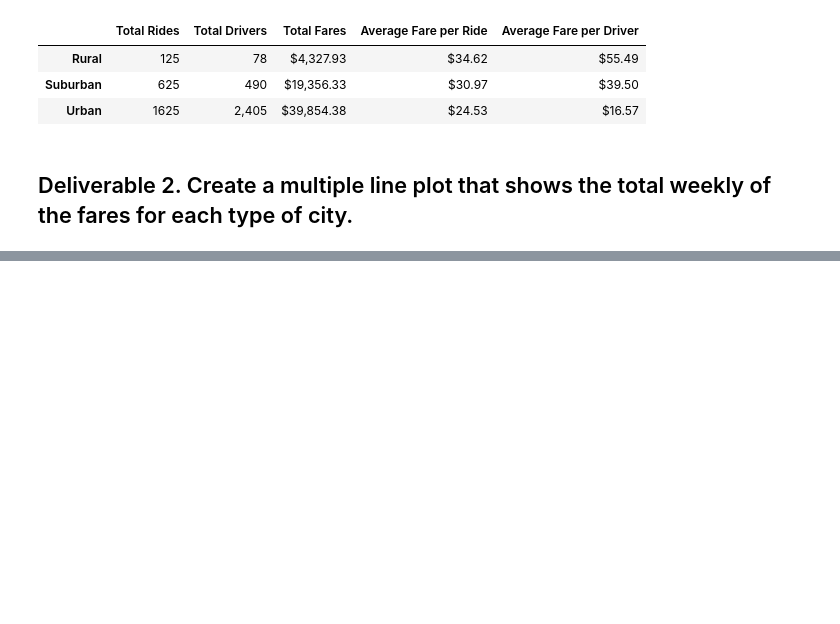
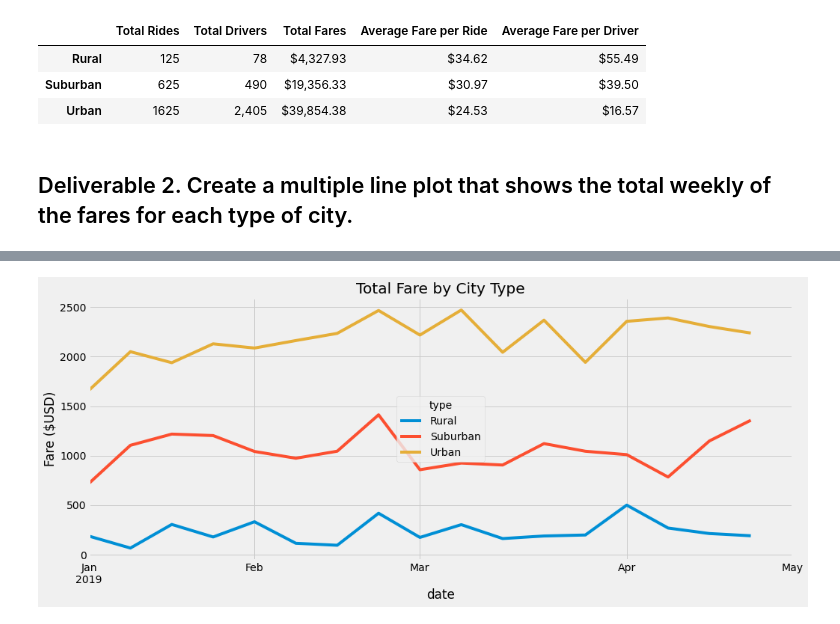
Before and after one commit to kmburkezoo/PyBer-analysis, a Jupyter notebook: PyBer_Challenge.ipynb, the cells around one changed output, grey strips where cells are left out. Cells and saved outputs as stored; diff of their text form; code cells hidden in the pictures; blank space fills up the shorter version.

```diff
--- a/PyBer_Challenge.ipynb
+++ b/PyBer_Challenge.ipynb
@@ -128,3 +176,5 @@ pyber_summary_df
 # %%
 # 4. Create a pivot table with the 'date' as the index, the columns ='type', and values='fare'
 # to get the total fares for each type of city by the date.
+pivot_df = date_type_fares_df.pivot(index='date', columns='type', values='fare')
+pivot_df
@@ -131,2 +196,5 @@ pyber_summary_df
 # %%
-# 5. Create a new DataFrame from the pivot table DataFrame using loc on the given dates, '2019-01-01':'2019-04-29'.
+# 5. Create a new DataFrame from the pivot table DataFrame using loc on the given dates, '2019-01-01':'2019-04-29'
+
+jan_apr_fares_df = pivot_df.loc['2019-01-01':'2019-04-29']
+jan_apr_fares_df
@@ -133,5 +216,5 @@ pyber_summary_df
 # %%
 # 6. Set the "date" index to datetime datatype. This is necessary to use the resample() method in Step 8.
-# df.index = pd.to_datetime(df.index)
+jan_apr_fares_df.index = pd.to_datetime(jan_apr_fares_df.index)
 # %%
 # 7. Check that the datatype for the index is datetime using df.info()
@@ -138,2 +233,4 @@ pyber_summary_df
 # %%
 # 8. Create a new DataFrame using the "resample()" function by week 'W' and get the sum of the fares for each week.
+fares_by_week_df = jan_apr_fares_df.resample('W').sum()
+fares_by_week_df
@@ -140,7 +257,18 @@ pyber_summary_df
 # %%
 # 8. Using the object-oriented interface method, plot the resample DataFrame using the df.plot() function.
-
+# fig, ax = plt.subplots()
+weekly_fares = fares_by_week_df.plot(kind='line', figsize = (15,6))
 # Import the style from Matplotlib.
 from matplotlib import style
 # Use the graph style fivethirtyeight.
 style.use('fivethirtyeight')
+# annotate
+weekly_fares.set_ylabel("Fare ($USD)")
+weekly_fares.set_title("Total Fare by City Type")
+weekly_fares.set_xlim('2019-01-01','2019-04-29')
+#save
+plt.savefig("Analysis/PyBer_fare_summary.png")
+
+plt.show()
+# %% [output]
+[figure, added]
```
Also changed, not shown: parts of 7 cells of this notebook, 1 other file.
